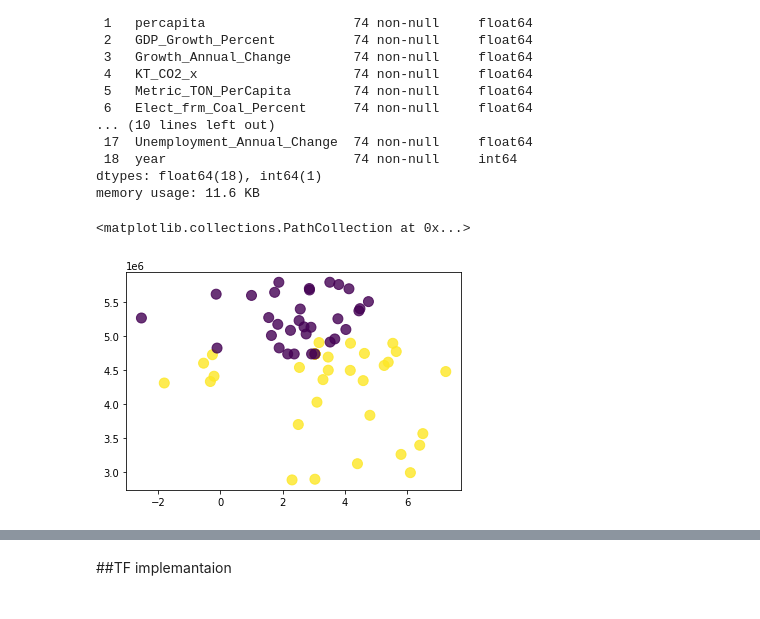
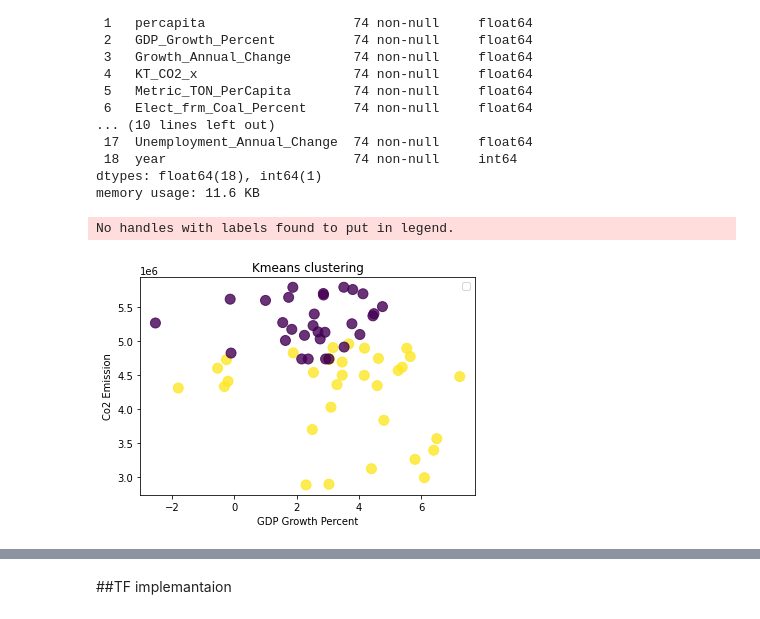
Before and after one commit to raghavadevarajeurs/DeepLearning, a Jupyter notebook: Assignment1/Machine_Learning_KMeans.ipynb, the cells around one changed output, grey strips where cells are left out. Saved outputs shown, nothing was run; the diff lists cells and outputs as text; code cells hidden in the pictures.

```diff
--- a/Assignment1/Machine_Learning_KMeans.ipynb
+++ b/Assignment1/Machine_Learning_KMeans.ipynb
@@ -395,6 +401,11 @@ kmeans_df = KMeans(n_clusters=2, init='k-means++', max_iter=300, n_init=10)
 y_kmeans_df = kmeans_df.fit_predict(df)
 # %%
 plt.scatter(df.values[:, 2], df.values[:, 4], c=y_kmeans_df, s=100, alpha=0.8)
+plt.title('Kmeans clustering')
+plt.xlabel('GDP Growth Percent')
+plt.ylabel('Co2 Emission')
+plt.legend()
+plt.show()
 # %% [output]
-<matplotlib.collections.PathCollection at 0x...>
+No handles with labels found to put in legend.
-[figure, old version]
+[figure, new version]
```
Also changed, not shown: parts of 27 cells of this notebook.
